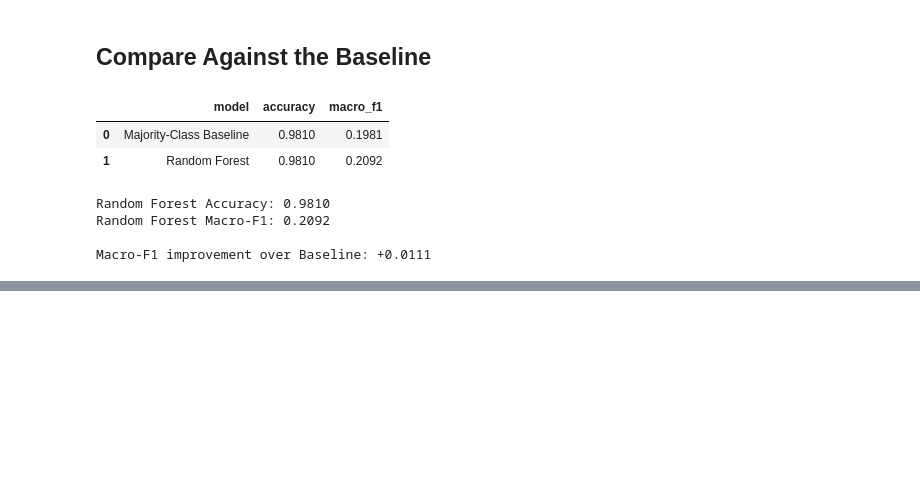
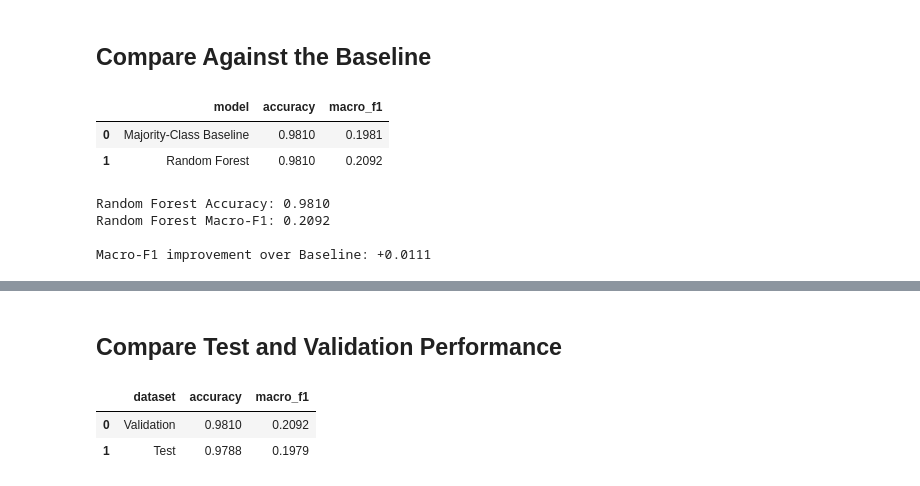
Before and after one commit to Quen-Drew-02/Smart-X-ML, a Jupyter notebook: notebooks/04_random_forest_training.ipynb, the cells around one changed output, grey strips where cells are left out. Drawn from its saved outputs; the diff is of its cells as text; code cells hidden in the pictures; blank space fills up the shorter version.

```diff
--- a/notebooks/04_random_forest_training.ipynb
+++ b/notebooks/04_random_forest_training.ipynb
@@ -582,0 +676,32 @@ Macro-F1 improvement over Baseline: +0.0111
+# %% [markdown]
+## Compare Test and Validation Performance
+# %%
+# Compare the Metrics
+performance_comparison = pd.DataFrame([
+    {
+        "dataset": "Validation",
+        "accuracy": rf_accuracy,
+        "macro_f1": rf_macro_f1,
+    },
+    {
+        "dataset": "Test",
+        "accuracy": accuracy_score(y_test, test_predictions),
+        "macro_f1": f1_score(
+            y_test,
+            test_predictions,
+            average="macro",
+            zero_division=0,
+        ),
+    },
+])
+
+display(
+    performance_comparison.style.format({
+        "accuracy": "{:.4f}",
+        "macro_f1": "{:.4f}",
+    })
+)
+# %% [output]
+|  | dataset | accuracy | macro_f1 |
+| 0 | Validation | 0.9810 | 0.2092 |
+| 1 | Test | 0.9788 | 0.1979 |
```
Also changed, not shown: parts of 5 cells of this notebook.
